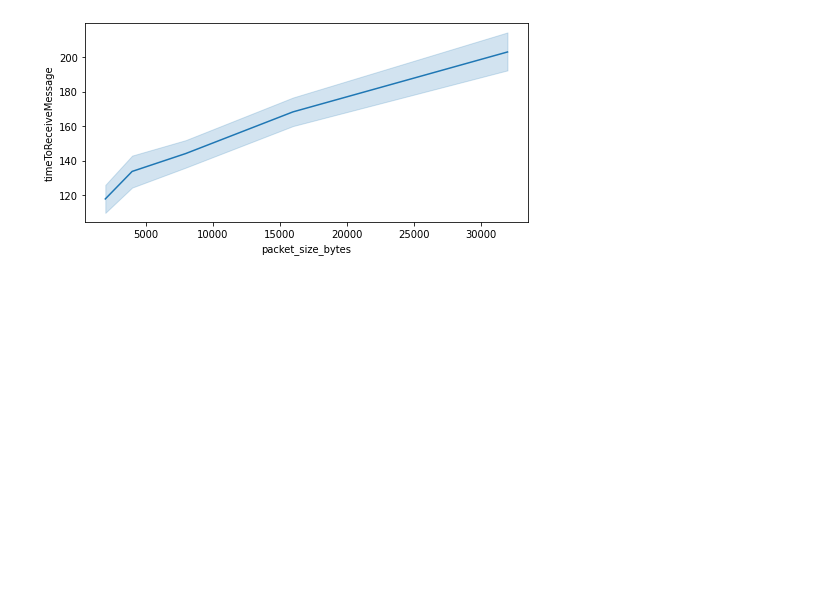
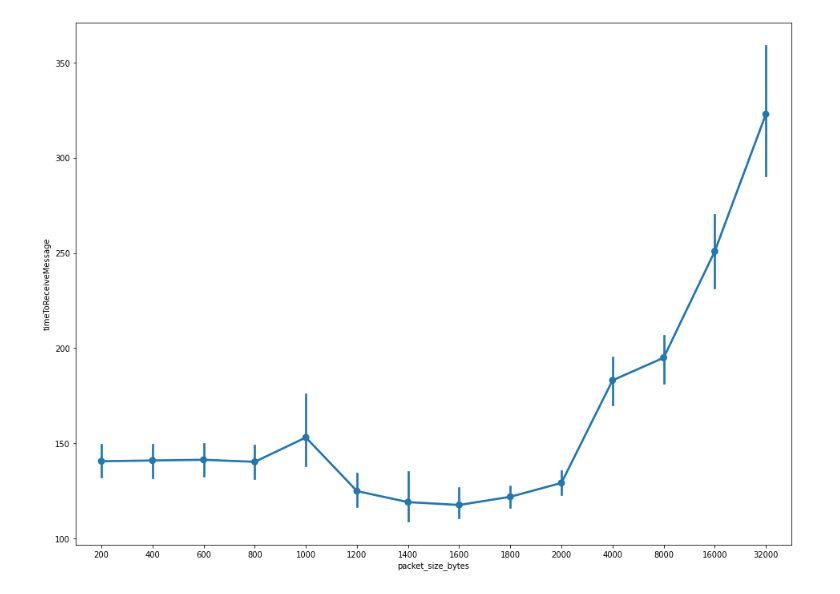
Before and after one commit to jameseoconnor/meng-project-iota-saev, a Jupyter notebook: analysis/Untitled1.ipynb, the cells around one changed output. Cells and saved outputs as stored; diff of their text form; code cells hidden in the pictures; blank space fills up the shorter version.

```diff
--- a/analysis/Untitled1.ipynb
+++ b/analysis/Untitled1.ipynb
@@ -67,8 +91,8 @@ plt.show()
 # %%
-fig, ax = plt.subplots()
+fig, ax = plt.subplots(figsize=(16,12))
 
-ax1 = sns.lineplot(x = 'packet_size_bytes',
+ax1 = sns.pointplot(x = 'packet_size_bytes',
             y = 'timeToReceiveMessage',
             data = df_node)
 # %% [output]
-[figure, old version]
+[figure, new version]
```
Also changed, not shown: parts of 23 cells of this notebook, 10 other files.
